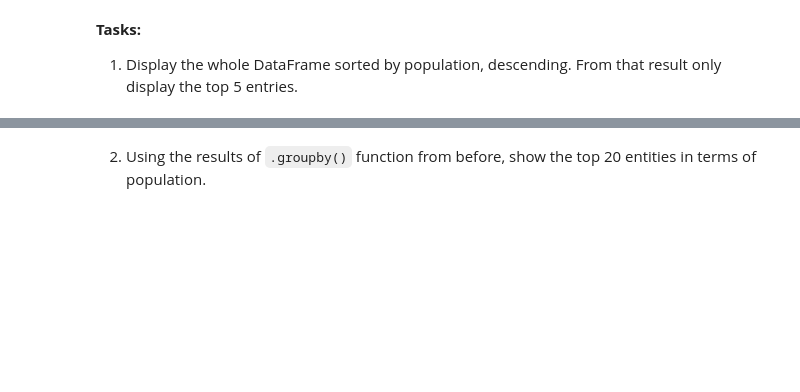
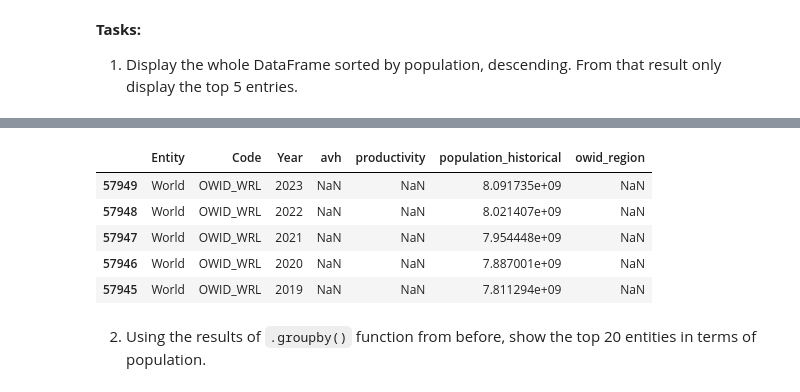
Before and after one commit to cliffordvaliente/AppliedAI, a Jupyter notebook: lecture2/ApplicationPython-4-5/01_5_python_V_dataframes.ipynb, the cells around one changed output, grey strips where cells are left out. Drawn from its saved outputs; the diff is of its cells as text; code cells hidden in the pictures; blank space fills up the shorter version.

```diff
--- a/lecture2/ApplicationPython-4-5/01_5_python_V_dataframes.ipynb
+++ b/lecture2/ApplicationPython-4-5/01_5_python_V_dataframes.ipynb
@@ -661,2 +732,12 @@ We can sort a DataFrame by specific columns using the `.sort_values(by='column',
+# %%
+sorted_five = df.sort_values(by=['population_historical'], ascending=False)
+sorted_five.head(5)
+# %% [output]
+|  | Entity | Code | Year | avh | productivity | population_historical | owid_region |
+| 57949 | World | OWID_WRL | 2023 | NaN | NaN | 8.091735e+09 | NaN |
+| 57948 | World | OWID_WRL | 2022 | NaN | NaN | 8.021407e+09 | NaN |
+| 57947 | World | OWID_WRL | 2021 | NaN | NaN | 7.954448e+09 | NaN |
+| 57946 | World | OWID_WRL | 2020 | NaN | NaN | 7.887001e+09 | NaN |
+| 57945 | World | OWID_WRL | 2019 | NaN | NaN | 7.811294e+09 | NaN |
 # %% [markdown]
 2. Using the results of `.groupby()` function from before, show the top 20 entities in terms of population.
```
Also changed, not shown: parts of 8 cells of this notebook.
